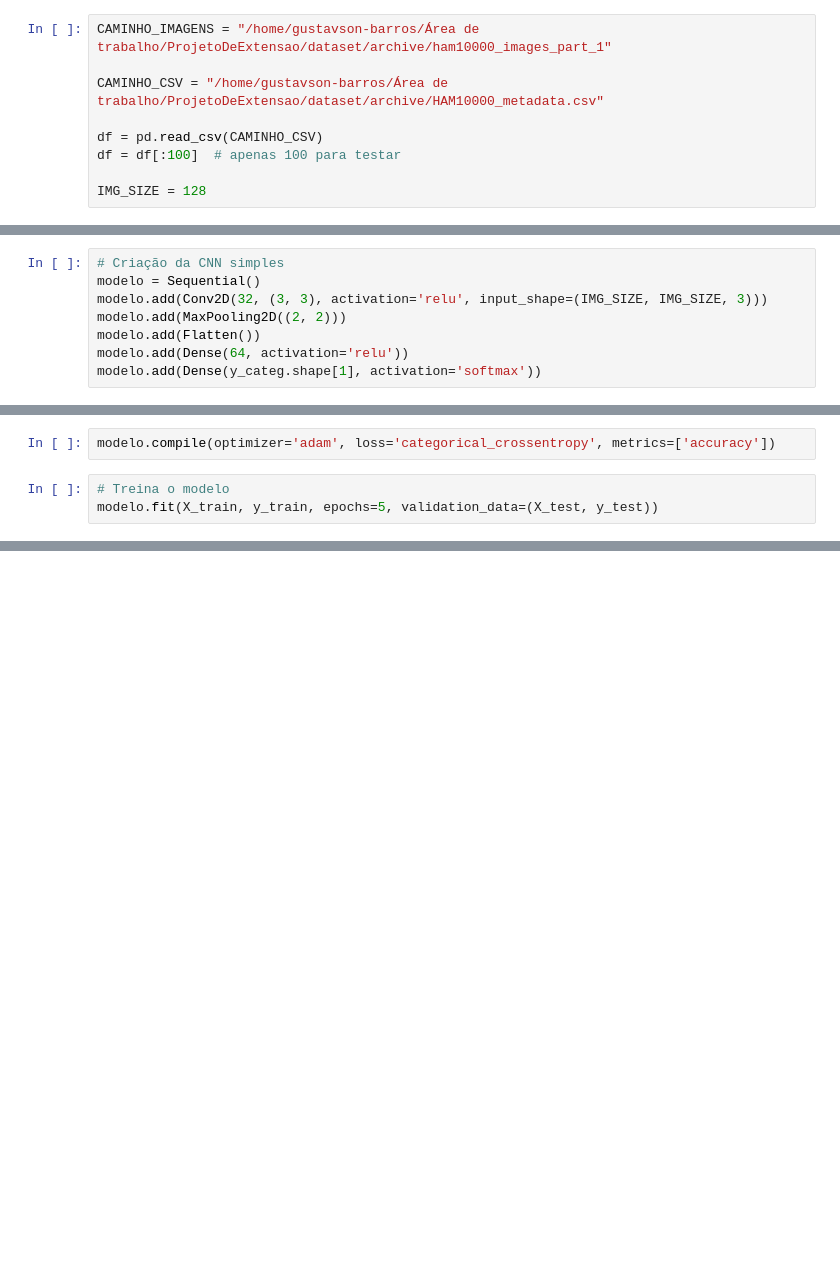
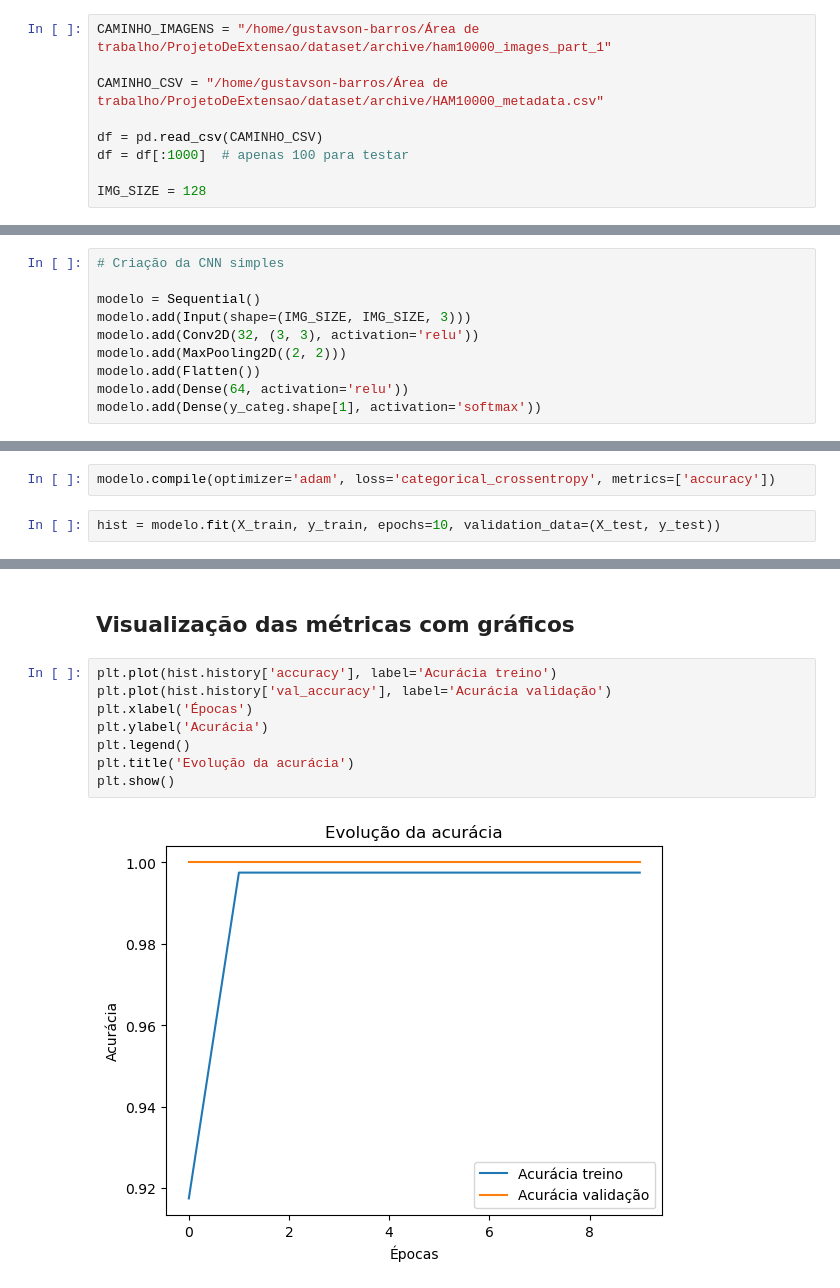
Before and after one commit to gustavsonbarros/dermai-skin-cancer-detector, a Jupyter notebook: modelo/Prototipo1.ipynb, the cells around one changed output, grey strips where cells are left out. Saved outputs shown, nothing was run; the diff lists cells and outputs as text; blank space fills up the shorter version.

```diff
--- a/modelo/Prototipo1.ipynb
+++ b/modelo/Prototipo1.ipynb
@@ -48,7 +37,7 @@ CAMINHO_IMAGENS = "/home/gustavson-barros/Área de trabalho/ProjetoDeExtensao/da
 CAMINHO_CSV = "/home/gustavson-barros/Área de trabalho/ProjetoDeExtensao/dataset/archive/HAM10000_metadata.csv"
 
 df = pd.read_csv(CAMINHO_CSV)
-df = df[:100]  # apenas 100 para testar
+df = df[:1000]  # apenas 100 para testar
 
 IMG_SIZE = 128
 # %%
@@ -81,8 +70,10 @@ y_categ = to_categorical(y_encoded)
 X_train, X_test, y_train, y_test = train_test_split(X, y_categ, test_size=0.2, random_state=42)
 # %%
 # Criação da CNN simples
+
 modelo = Sequential()
-modelo.add(Conv2D(32, (3, 3), activation='relu', input_shape=(IMG_SIZE, IMG_SIZE, 3)))
+modelo.add(Input(shape=(IMG_SIZE, IMG_SIZE, 3)))
+modelo.add(Conv2D(32, (3, 3), activation='relu'))
 modelo.add(MaxPooling2D((2, 2)))
 modelo.add(Flatten())
 modelo.add(Dense(64, activation='relu'))
@@ -92,6 +81,5 @@ modelo.add(Dense(y_categ.shape[1], activation='softmax'))
 # %%
 modelo.compile(optimizer='adam', loss='categorical_crossentropy', metrics=['accuracy'])
 # %%
-# Treina o modelo
-modelo.fit(X_train, y_train, epochs=5, validation_data=(X_test, y_test))
+hist = modelo.fit(X_train, y_train, epochs=10, validation_data=(X_test, y_test))
 # %% [output]
@@ -121,0 +114,12 @@ bkl
+# %% [markdown]
+## Visualização das métricas com gráficos
+# %%
+plt.plot(hist.history['accuracy'], label='Acurácia treino')
+plt.plot(hist.history['val_accuracy'], label='Acurácia validação')
+plt.xlabel('Épocas')
+plt.ylabel('Acurácia')
+plt.legend()
+plt.title('Evolução da acurácia')
+plt.show()
+# %% [output]
+[figure, added]
```
Also changed, not shown: parts of 33 cells of this notebook, 1 other file.
